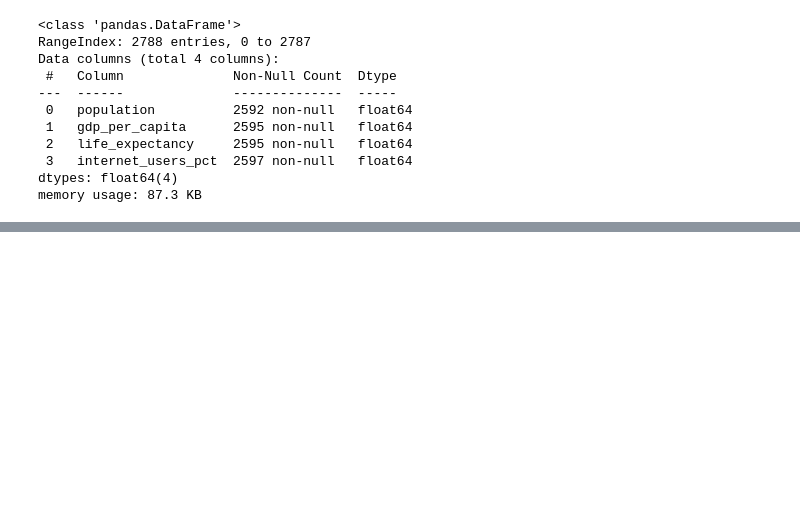
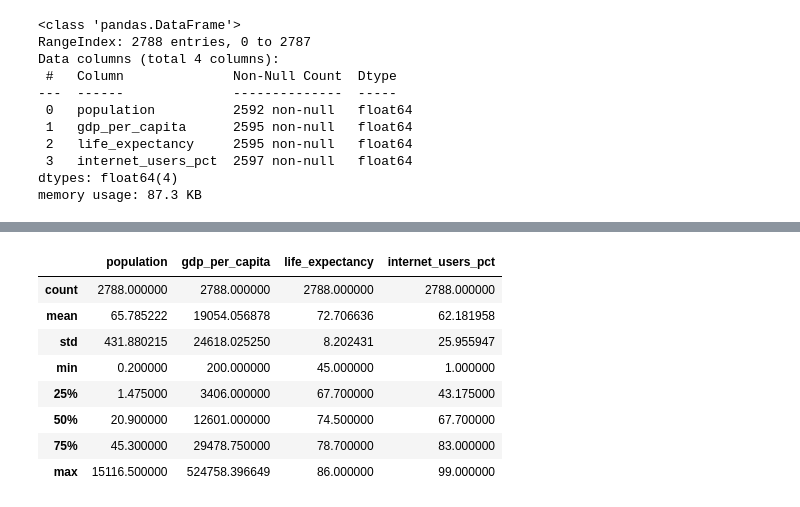
Before and after one commit to marshaale/learn-pandas, a Jupyter notebook: countries_data_cleaner.ipynb, the cells around one changed output, grey strips where cells are left out. Cells and saved outputs as stored; diff of their text form; code cells hidden in the pictures; blank space fills up the shorter version.

```diff
--- a/countries_data_cleaner.ipynb
+++ b/countries_data_cleaner.ipynb
@@ -293,0 +325,12 @@ memory usage: 87.3 KB
+# %%
+df[numeric_columns].describe()
+# %% [output]
+|  | population | gdp_per_capita | life_expectancy | internet_users_pct |
+| count | 2788.000000 | 2788.000000 | 2788.000000 | 2788.000000 |
+| mean | 65.785222 | 19054.056878 | 72.706636 | 62.181958 |
+| std | 431.880215 | 24618.025250 | 8.202431 | 25.955947 |
+| min | 0.200000 | 200.000000 | 45.000000 | 1.000000 |
+| 25% | 1.475000 | 3406.000000 | 67.700000 | 43.175000 |
+| 50% | 20.900000 | 12601.000000 | 74.500000 | 67.700000 |
+| 75% | 45.300000 | 29478.750000 | 78.700000 | 83.000000 |
+| max | 15116.500000 | 524758.396649 | 86.000000 | 99.000000 |
```
Also changed, not shown: parts of 9 cells of this notebook.
